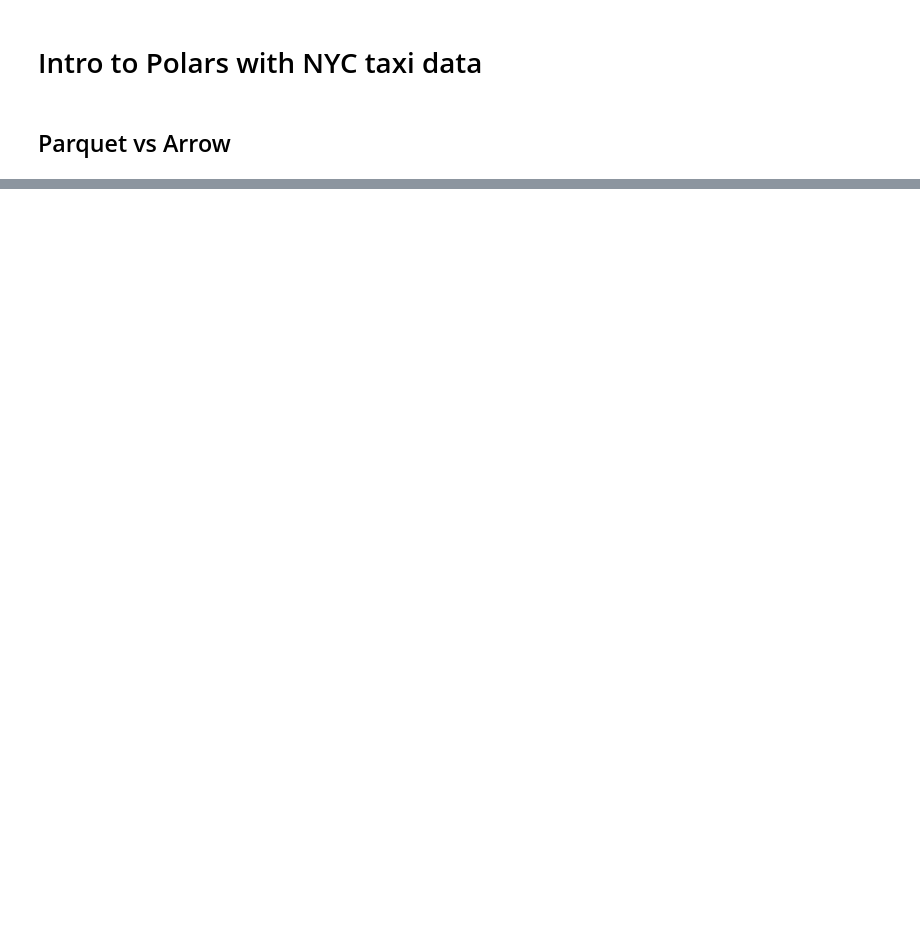
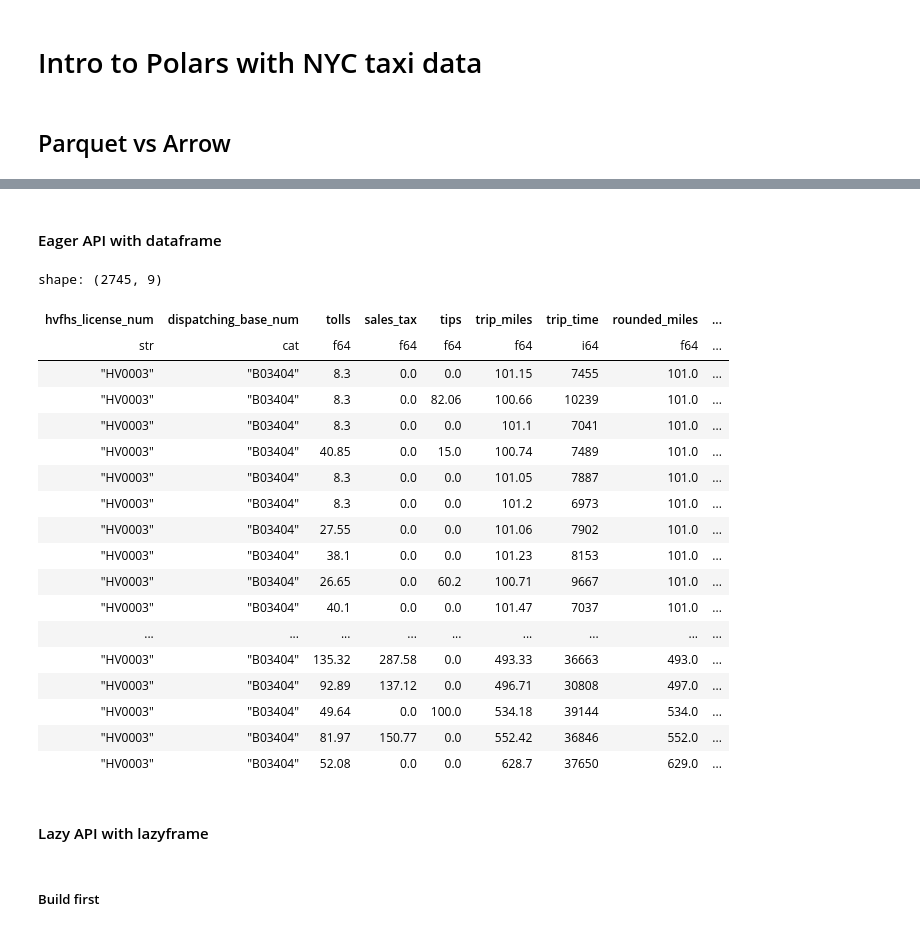
Before and after one commit to italanchan/polars-open-source-app, a Jupyter notebook: explore_data.ipynb, the cells around one changed output, grey strips where cells are left out. Drawn from its saved outputs; the diff is of its cells as text; code cells hidden in the pictures; blank space fills up the shorter version.

```diff
--- a/explore_data.ipynb
+++ b/explore_data.ipynb
@@ -110,2 +93,54 @@ shape: (10684, 3)
+# %% [markdown]
+#### Eager API with dataframe
+# %%
+df.select(
+    "hvfhs_license_num",
+    "dispatching_base_num",
+    "tolls",
+    "sales_tax",
+    "tips",
+    "trip_miles",
+    "trip_time",
+).with_columns(
+    [
+        pl.col("trip_miles").round(0).alias("rounded_miles"),
+        pl.col("trip_time")
+        .apply(lambda x: round(x / 100, 0) * 100)
+        .alias("rounded_time"),
+        pl.col("dispatching_base_num").cast(pl.Categorical),
+    ]
+).sort(
+    pl.col("sales_tax")
+).sort(
+    pl.col("rounded_miles")
+).filter(
+    pl.col("rounded_miles") > 100
+).filter(
+    pl.col("rounded_time") > 10
+).filter(pl.col("dispatching_base_num") == "B03404")
+# %% [output]
+shape: (2745, 9)
+| hvfhs_license_num | dispatching_base_num | tolls | sales_tax | tips | trip_miles | trip_time | rounded_miles | ... |
+| str | cat | f64 | f64 | f64 | f64 | i64 | f64 | ... |
+| "HV0003" | "B03404" | 8.3 | 0.0 | 0.0 | 101.15 | 7455 | 101.0 | ... |
+| "HV0003" | "B03404" | 8.3 | 0.0 | 82.06 | 100.66 | 10239 | 101.0 | ... |
+| "HV0003" | "B03404" | 8.3 | 0.0 | 0.0 | 101.1 | 7041 | 101.0 | ... |
+| "HV0003" | "B03404" | 40.85 | 0.0 | 15.0 | 100.74 | 7489 | 101.0 | ... |
+| "HV0003" | "B03404" | 8.3 | 0.0 | 0.0 | 101.05 | 7887 | 101.0 | ... |
+| "HV0003" | "B03404" | 8.3 | 0.0 | 0.0 | 101.2 | 6973 | 101.0 | ... |
+| "HV0003" | "B03404" | 27.55 | 0.0 | 0.0 | 101.06 | 7902 | 101.0 | ... |
+| "HV0003" | "B03404" | 38.1 | 0.0 | 0.0 | 101.23 | 8153 | 101.0 | ... |
+| "HV0003" | "B03404" | 26.65 | 0.0 | 60.2 | 100.71 | 9667 | 101.0 | ... |
+| "HV0003" | "B03404" | 40.1 | 0.0 | 0.0 | 101.47 | 7037 | 101.0 | ... |
+| ... | ... | ... | ... | ... | ... | ... | ... | ... |
+| "HV0003" | "B03404" | 135.32 | 287.58 | 0.0 | 493.33 | 36663 | 493.0 | ... |
+| "HV0003" | "B03404" | 92.89 | 137.12 | 0.0 | 496.71 | 30808 | 497.0 | ... |
+| "HV0003" | "B03404" | 49.64 | 0.0 | 100.0 | 534.18 | 39144 | 534.0 | ... |
+| "HV0003" | "B03404" | 81.97 | 150.77 | 0.0 | 552.42 | 36846 | 552.0 | ... |
+| "HV0003" | "B03404" | 52.08 | 0.0 | 0.0 | 628.7 | 37650 | 629.0 | ... |
+# %% [markdown]
+#### Lazy API with lazyframe
+# %% [markdown]
+##### Build first
 # %%
 ldf = pl.scan_ipc("data/fhvhv_data.arrow")
```
Also changed, not shown: parts of 18 cells of this notebook.
